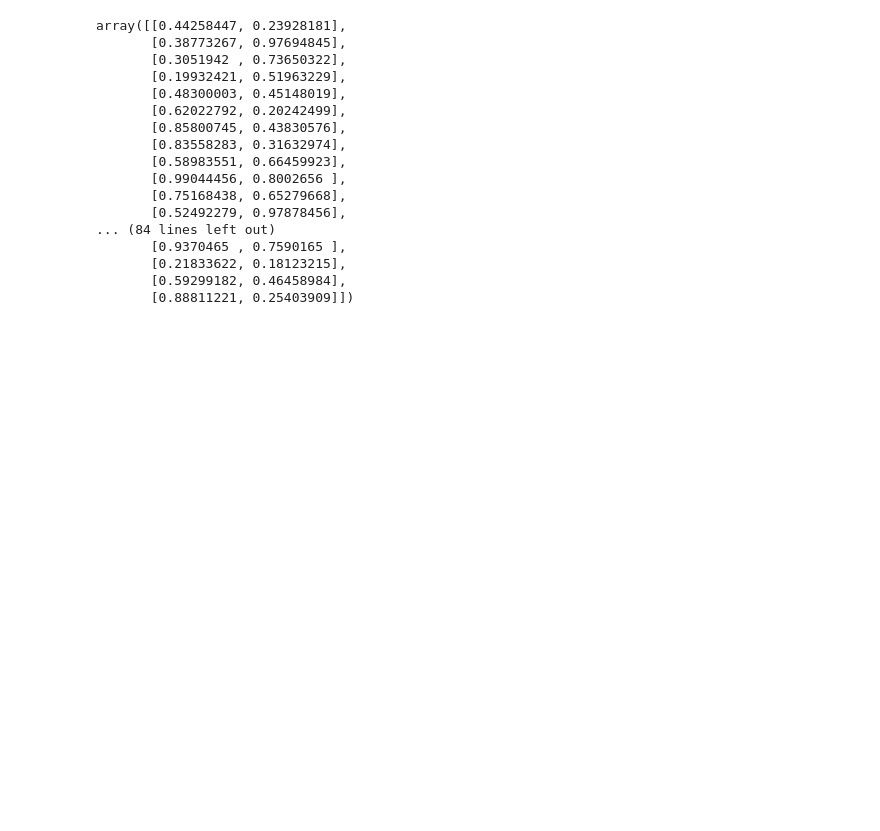
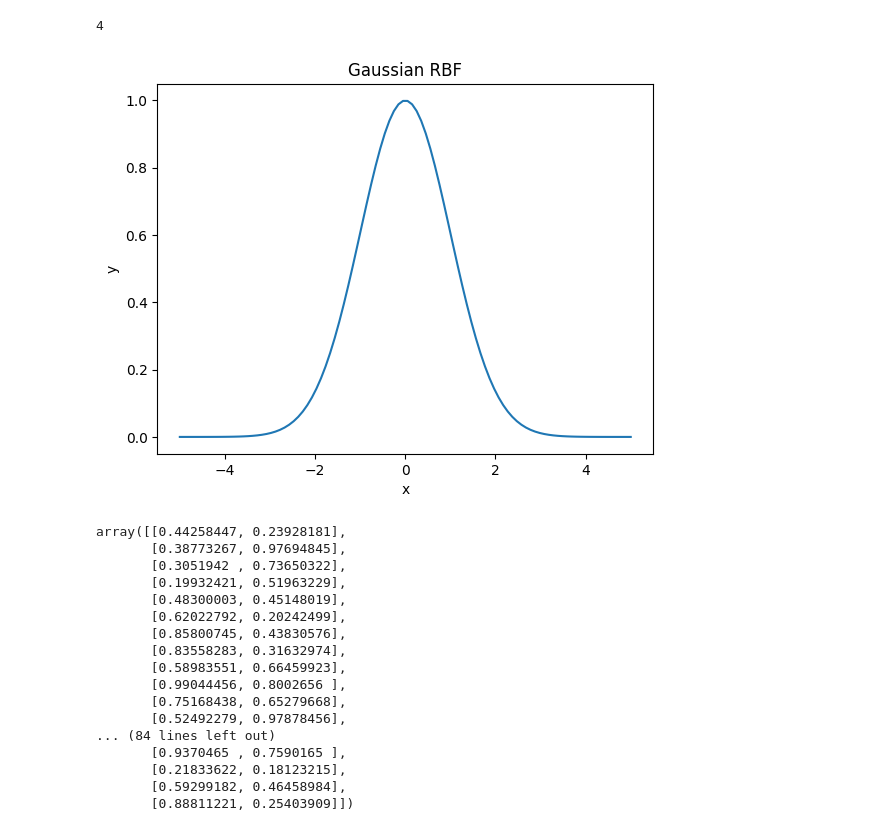
Before and after one commit to FilippYV/Design_and_training_neural_networks, a Jupyter notebook: 4. Radial_basis_functions/RBF.ipynb, the cells around one changed output. Drawn from its saved outputs; the diff is of its cells as text; code cells hidden in the pictures; blank space fills up the shorter version.

```diff
--- a/4. Radial_basis_functions/RBF.ipynb
+++ b/4. Radial_basis_functions/RBF.ipynb
@@ -38,3 +398,30 @@ class RBFNetworkClustering:
+# %%
+X_train.shape[1]
+# %% [output]
+4
+# %%
+sigma = 1.0  # Параметр масштаба
+
+
+# Определение Гауссовой функции
+def gaussian_rbf(x, c, sigma):
+    return np.exp(-np.linalg.norm(x - c) ** 2 / (2 * sigma ** 2))
+
+
+x = np.linspace(-5, 5, 100)
+c = 0  # Центр функции
+
+# Вычисление значений Гауссовой функции
+y = [gaussian_rbf(i, c, sigma) for i in x]
+
+# Визуализация функции
+plt.plot(x, y)
+plt.title('Gaussian RBF')
+plt.xlabel('x')
+plt.ylabel('y')
+plt.show()
+# %% [output]
+[figure, added]
 # %%
 data = np.random.rand(100, 2)
 data
```
Also changed, not shown: parts of 13 cells of this notebook, 4 other files.
